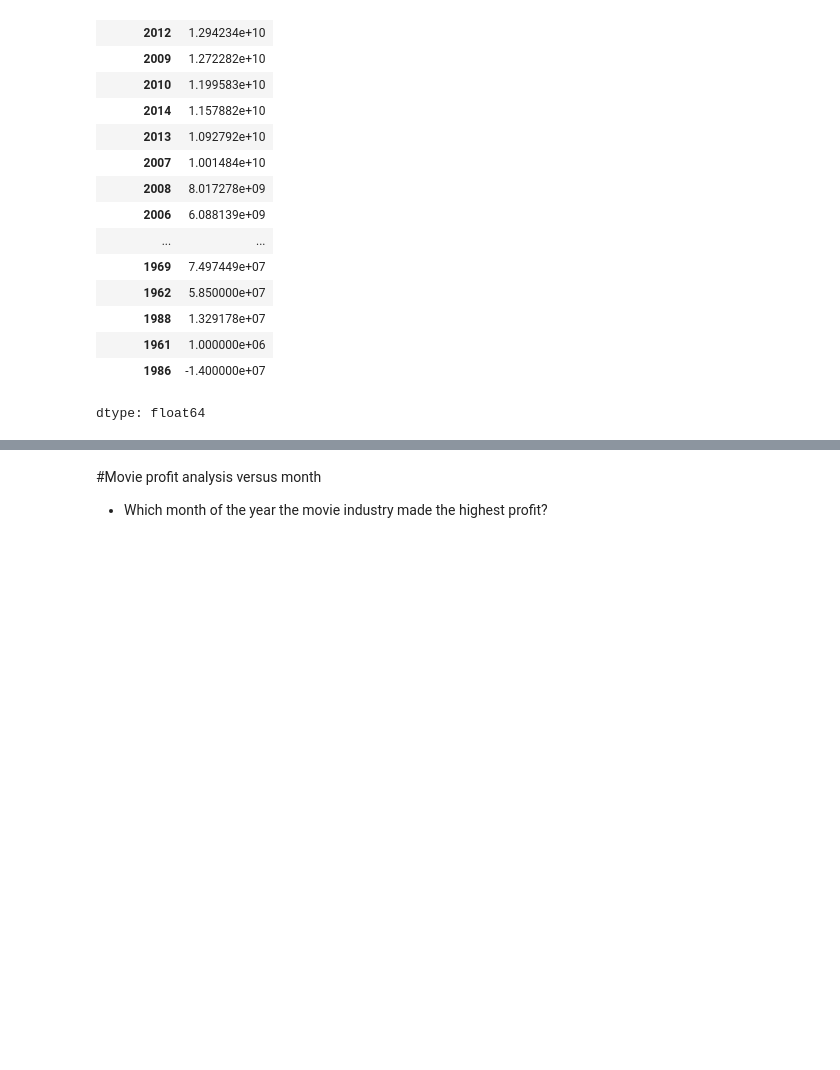
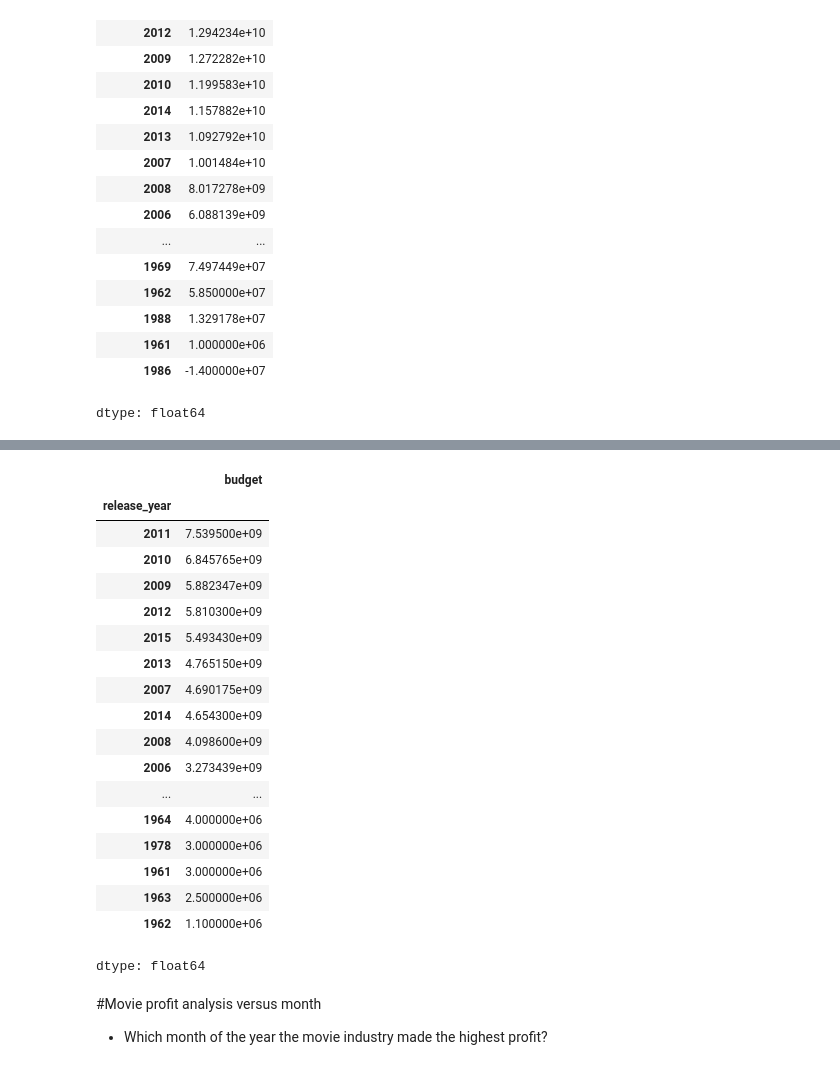
Before and after one commit to Olufunke2580/Olufunke_Data_Analysis_Portfolio, a Jupyter notebook: Movie_data_analysis.ipynb, the cells around one changed output, grey strips where cells are left out. Saved outputs shown, nothing was run; the diff lists cells and outputs as text; code cells hidden in the pictures; blank space fills up the shorter version.

```diff
--- a/Movie_data_analysis.ipynb
+++ b/Movie_data_analysis.ipynb
@@ -516,3 +573,32 @@ dtype: float64
+# %%
+#Yearly movie budget trend
+yearly_budget_trend = df.groupby('release_year')['budget'].sum().sort_values(ascending=False)
+yearly_budget_trend
+
+
+#2011 marked the peak year for film budgets due to a surge in blockbuster releases.#
+#The 2000s–2010s saw exponential growth, driven by CGI-heavy movies and franchise dominance.
+#The 1960s–1980s had much lower budgets, reflecting a different era in filmmaking with fewer high-investment productions.
+# %% [output]
+|  | budget |
+| release_year |  |
+| 2011 | 7.539500e+09 |
+| 2010 | 6.845765e+09 |
+| 2009 | 5.882347e+09 |
+| 2012 | 5.810300e+09 |
+| 2015 | 5.493430e+09 |
+| 2013 | 4.765150e+09 |
+| 2007 | 4.690175e+09 |
+| 2014 | 4.654300e+09 |
+| 2008 | 4.098600e+09 |
+| 2006 | 3.273439e+09 |
+| ... | ... |
+| 1964 | 4.000000e+06 |
+| 1978 | 3.000000e+06 |
+| 1961 | 3.000000e+06 |
+| 1963 | 2.500000e+06 |
+| 1962 | 1.100000e+06 |
+dtype: float64
 # %% [markdown]
 #Movie profit analysis versus month
 
```
Also changed, not shown: parts of 9 cells of this notebook.
